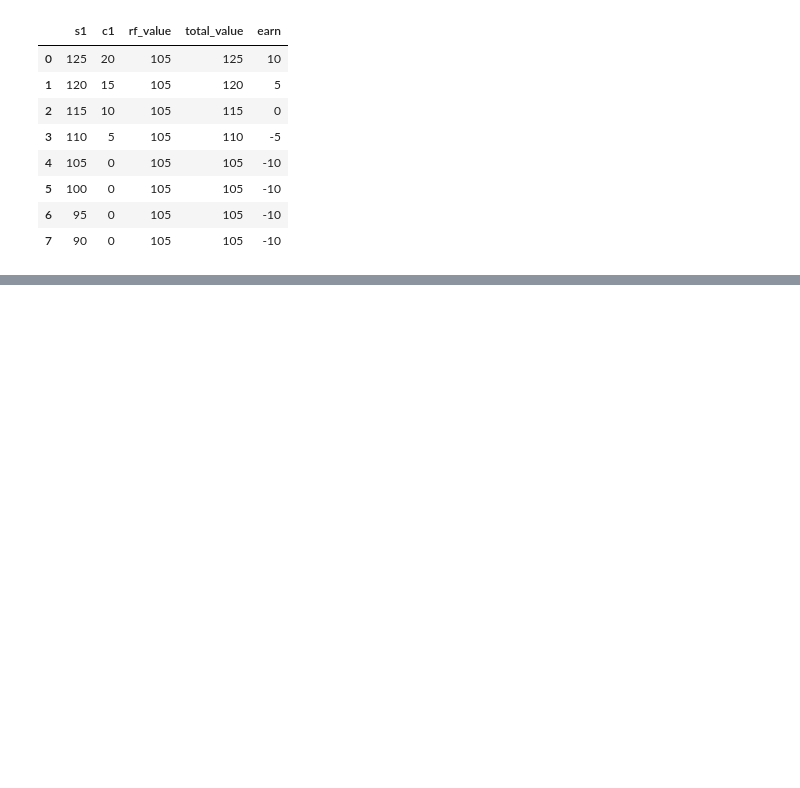
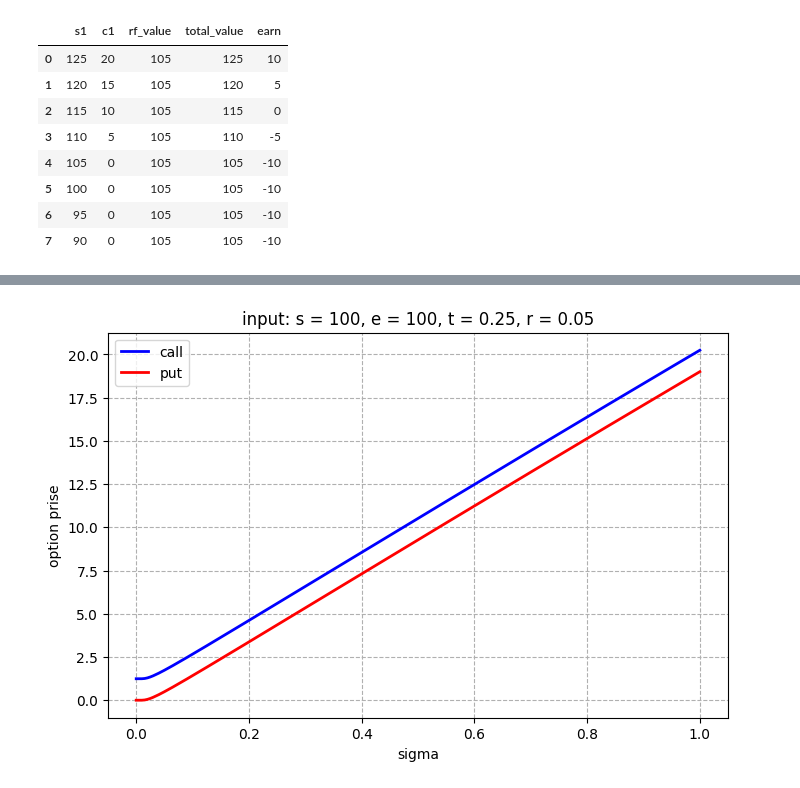
Before and after one commit to west31-d/ross-financial-management-python, a Jupyter notebook: Part8_special topics in corporate finance/chap25_option valuation.ipynb, the cells around one changed output, grey strips where cells are left out. Cells and saved outputs as stored; diff of their text form; code cells hidden in the pictures; blank space fills up the shorter version.

```diff
--- a/Part8_special topics in corporate finance/chap25_option valuation.ipynb
+++ b/Part8_special topics in corporate finance/chap25_option valuation.ipynb
@@ -90,0 +235,25 @@ result
+# %%
+#picture 25.3
+s = 100
+e = 100
+t = 1/4
+r = 0.05
+sig = np.linspace(0,1,201)
+
+d1 = d(s,e,r,sig,t)[0]
+d2 = d(s,e,r,sig,t)[1]
+
+call = c(s,e,np.exp(-r*t),norm.cdf(d1),norm.cdf(d2))
+put = put_perity(e,np.exp(-r*t),call,s)
+
+fig, ax = plt.subplots(figsize= (8,5))
+ax.plot(sig, call, color="blue", linewidth = 2, label = "call")
+ax.plot(sig, put, color="red", linewidth = 2, label = "put")
+plt.title(f"input: s = {s}, e = {e}, t = {t}, r = {r}")
+plt.legend()
+plt.grid(linestyle = "--")
+plt.xlabel("sigma")
+plt.ylabel("option prise")
+plt.show()
+# %% [output]
+[figure, added]
```
Also changed, not shown: parts of 10 cells of this notebook, 1 other file.
